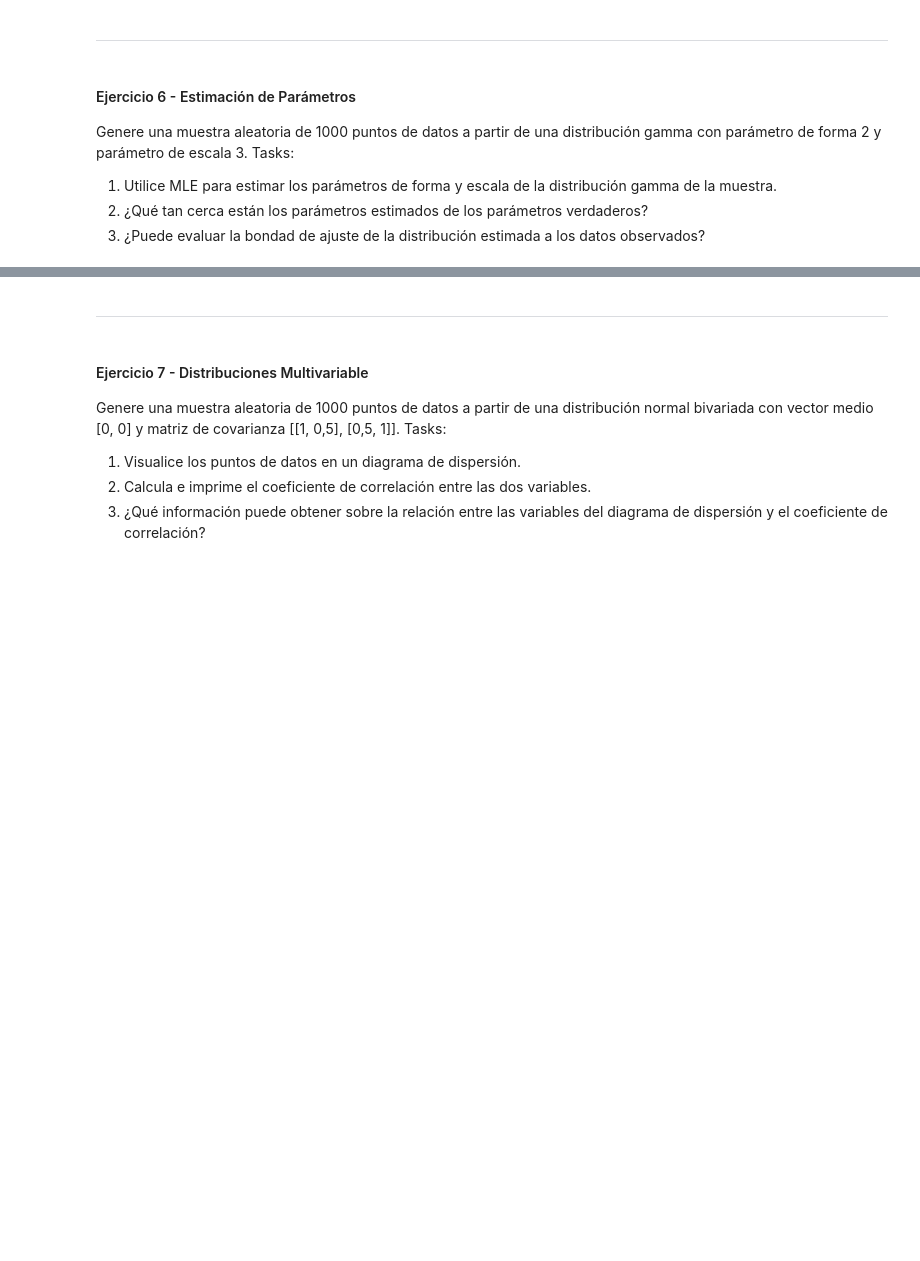
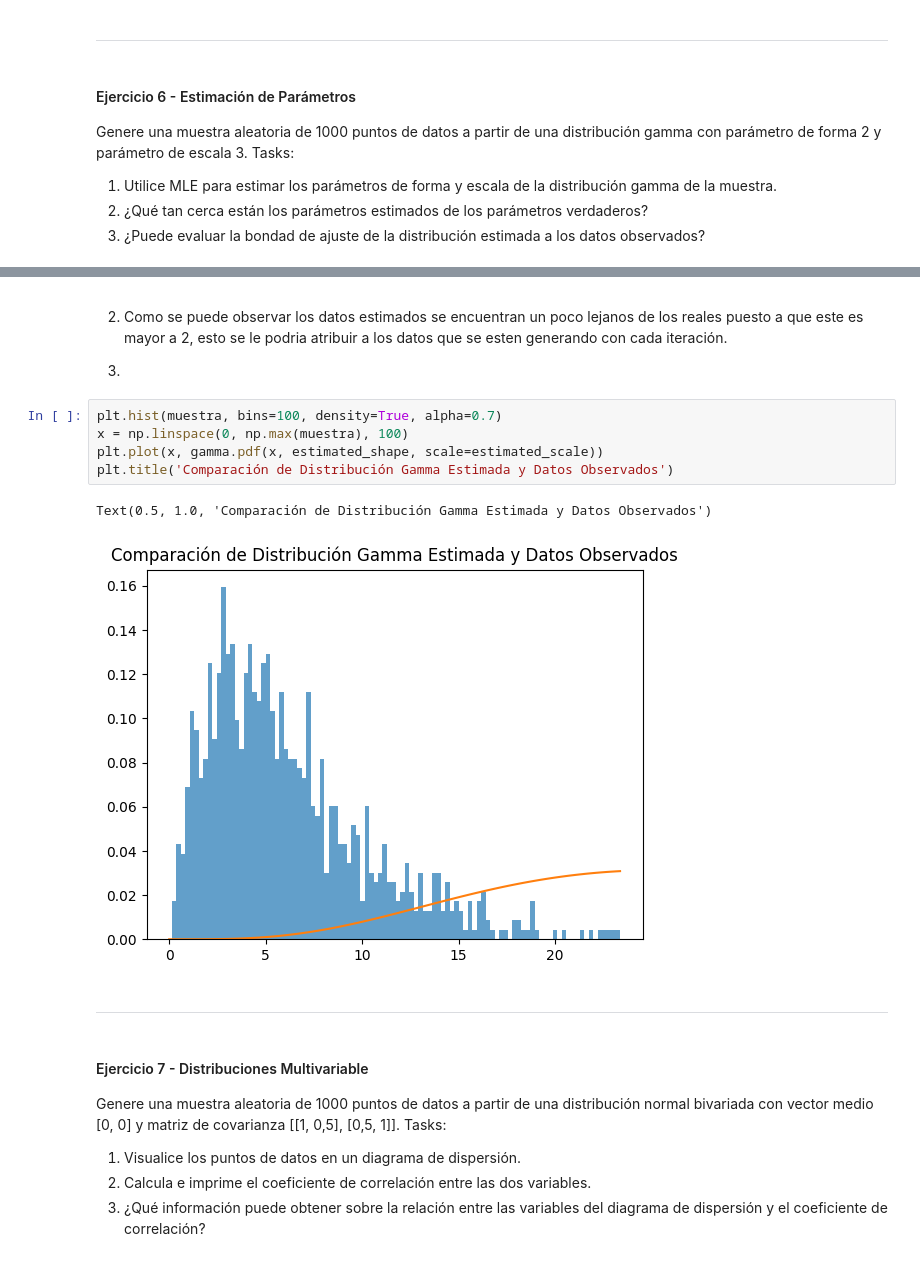
Before and after one commit to Paola-Contreras/HDT1-MS, a Jupyter notebook: lab01.ipynb, the cells around one changed output, grey strips where cells are left out. Drawn from its saved outputs; the diff is of its cells as text; blank space fills up the shorter version.

```diff
--- a/lab01.ipynb
+++ b/lab01.ipynb
@@ -67,3 +150,15 @@ Tasks:
+# %% [markdown]
+2. Como se puede observar los datos estimados se encuentran un poco lejanos de los reales puesto a que este es mayor a 2, esto se le podria atribuir a los datos que se esten generando con cada iteración.
+
+3.
+# %%
+plt.hist(muestra, bins=100, density=True, alpha=0.7)
+x = np.linspace(0, np.max(muestra), 100)
+plt.plot(x, gamma.pdf(x, estimated_shape, scale=estimated_scale))
+plt.title('Comparación de Distribución Gamma Estimada y Datos Observados')
+# %% [output]
+Text(0.5, 1.0, 'Comparación de Distribución Gamma Estimada y Datos Observados')
+[figure, added]
 # %% [markdown]
 _________________________________________________________________________________________________________
 # %% [markdown]
```
Also changed, not shown: parts of 11 cells of this notebook.
